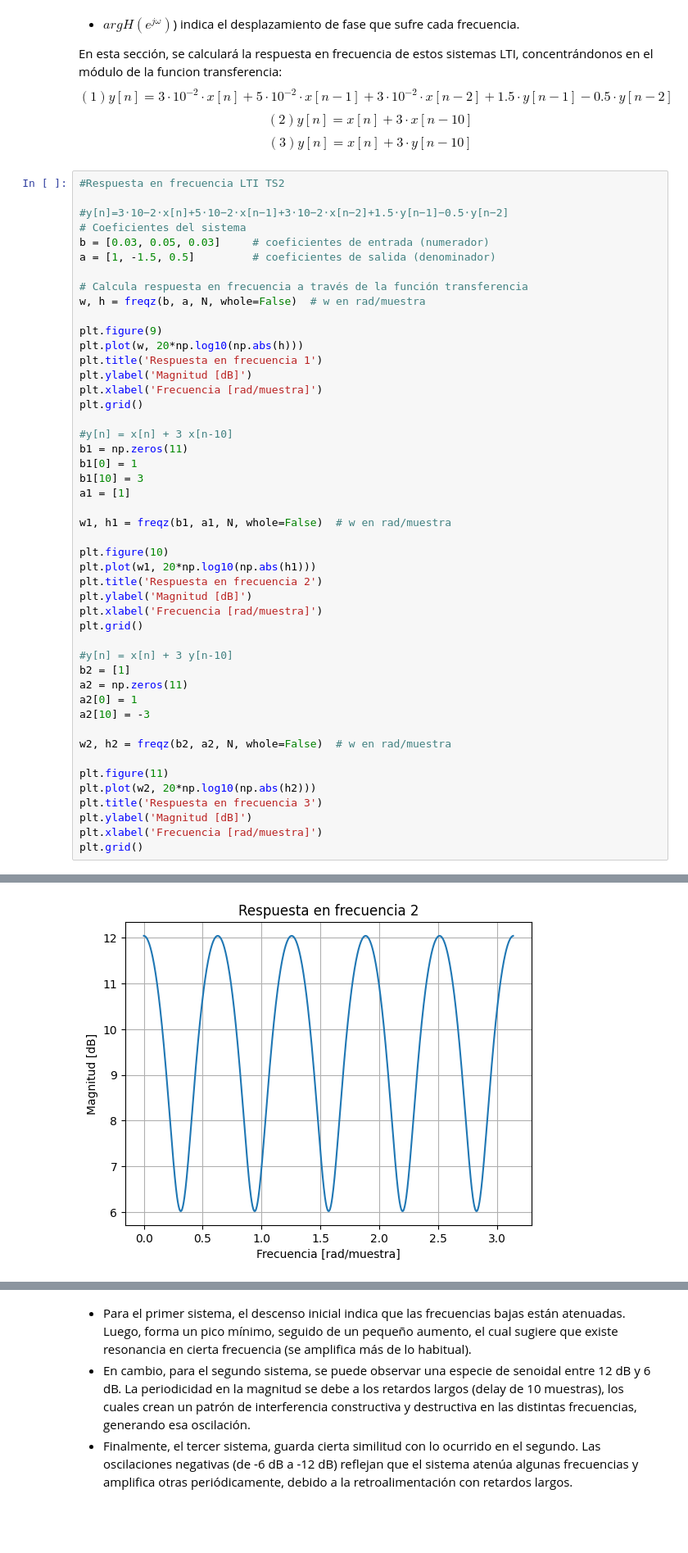
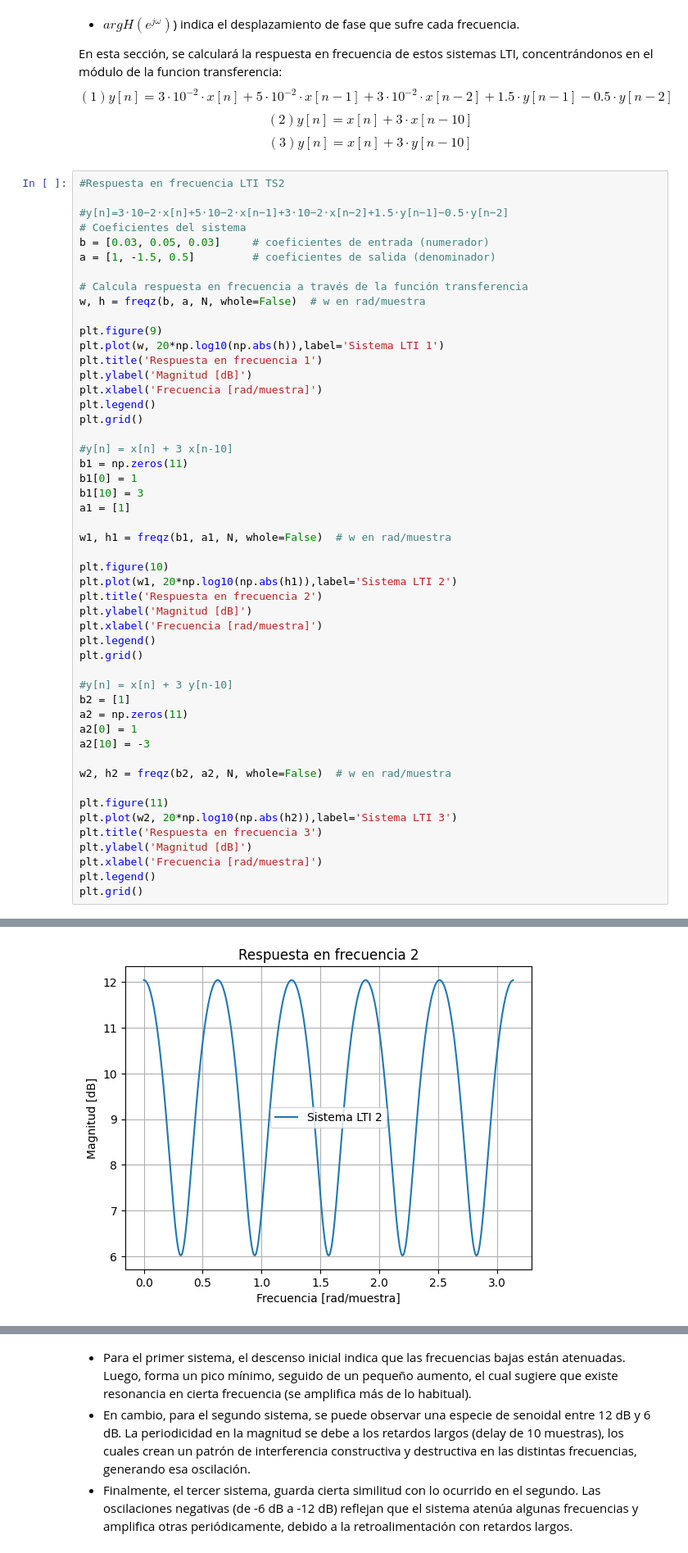
Before and after one commit to NicoSewrjugin/APS, a Jupyter notebook: TS3-Sewrjugin-UNSAM.ipynb, the cells around one changed output, grey strips where cells are left out. Shown: that part at 82% size. Cells and saved outputs as stored; diff of their text form; blank space fills up the shorter version.

```diff
--- a/TS3-Sewrjugin-UNSAM.ipynb
+++ b/TS3-Sewrjugin-UNSAM.ipynb
@@ -310,10 +310,11 @@ a = [1, -1.5, 0.5]         # coeficientes de salida (denominador)
 w, h = freqz(b, a, N, whole=False)  # w en rad/muestra
 
 plt.figure(9)
-plt.plot(w, 20*np.log10(np.abs(h)))
+plt.plot(w, 20*np.log10(np.abs(h)),label='Sistema LTI 1')
 plt.title('Respuesta en frecuencia 1')
 plt.ylabel('Magnitud [dB]')
 plt.xlabel('Frecuencia [rad/muestra]')
+plt.legend()
 plt.grid()
 
 #y[n] = x[n] + 3 x[n-10]
@@ -325,10 +326,11 @@ a1 = [1]
 w1, h1 = freqz(b1, a1, N, whole=False)  # w en rad/muestra
 
 plt.figure(10)
-plt.plot(w1, 20*np.log10(np.abs(h1)))
+plt.plot(w1, 20*np.log10(np.abs(h1)),label='Sistema LTI 2')
 plt.title('Respuesta en frecuencia 2')
 plt.ylabel('Magnitud [dB]')
 plt.xlabel('Frecuencia [rad/muestra]')
+plt.legend()
 plt.grid()
 
 #y[n] = x[n] + 3 y[n-10]
@@ -340,9 +342,10 @@ a2[10] = -3
 w2, h2 = freqz(b2, a2, N, whole=False)  # w en rad/muestra
 
 plt.figure(11)
-plt.plot(w2, 20*np.log10(np.abs(h2)))
+plt.plot(w2, 20*np.log10(np.abs(h2)),label='Sistema LTI 3')
 plt.title('Respuesta en frecuencia 3')
 plt.ylabel('Magnitud [dB]')
 plt.xlabel('Frecuencia [rad/muestra]')
+plt.legend()
 plt.grid()
 # %% [output]
@@ -350 +353 @@ plt.grid()
-[figure, old version]
+[figure, new version]
```
Also changed, not shown: parts of 2 cells of this notebook.
